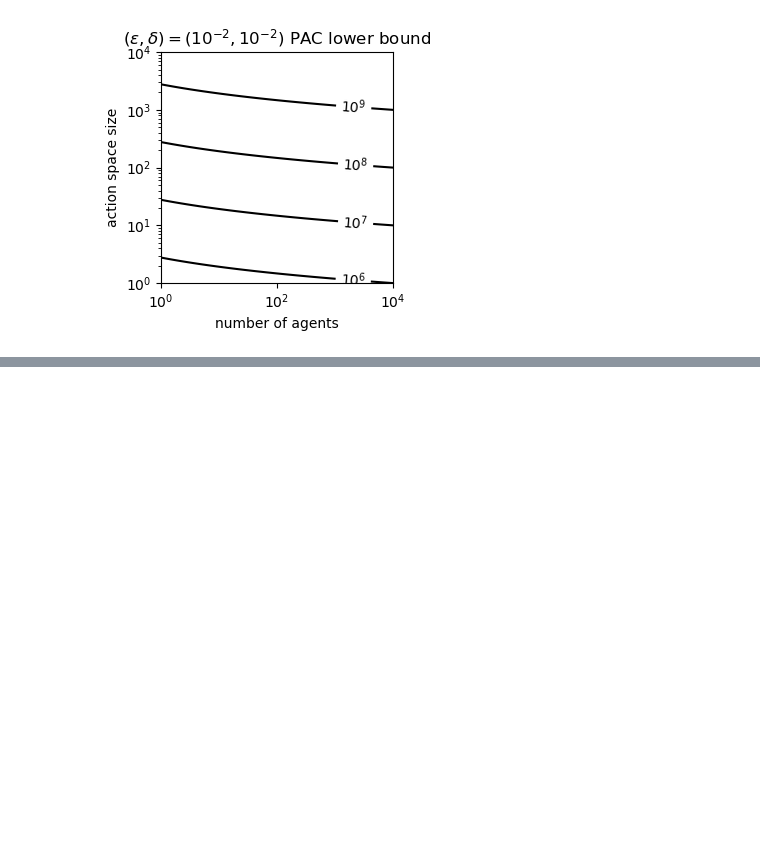
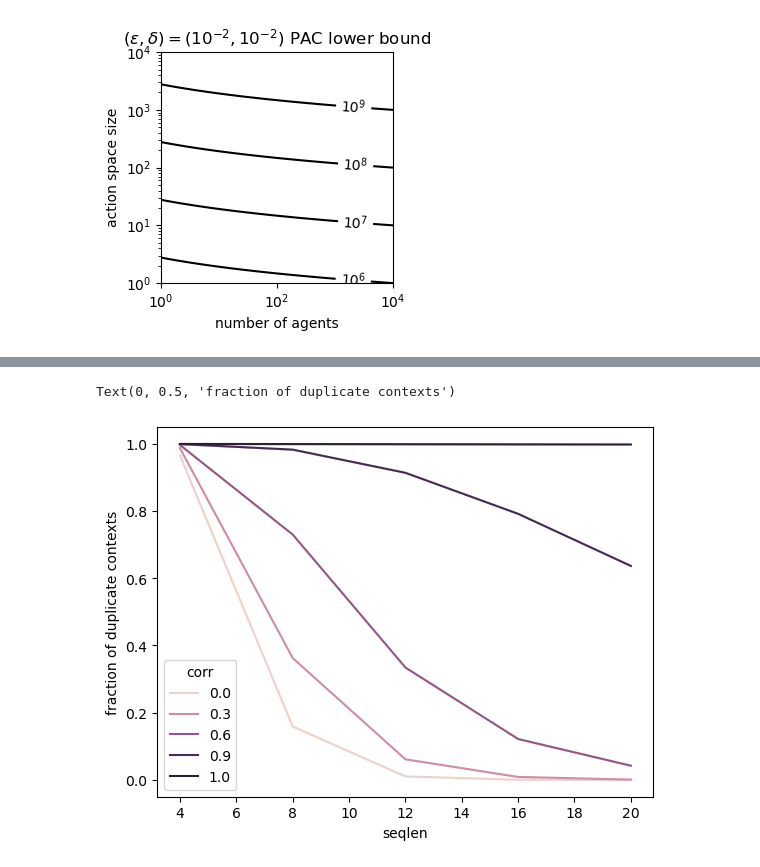
Before and after one commit to amimem/ToMM, a Jupyter notebook: notebooks/model_parameter_scaling-mlpmatch.ipynb, the cells around one changed output, grey strips where cells are left out. Drawn from its saved outputs; the diff is of its cells as text; code cells hidden in the pictures; blank space fills up the shorter version.

Commit message:
moved parameter setting into a function; added distinguishability experiment block in main

```diff
--- a/notebooks/model_parameter_scaling-mlpmatch.ipynb
+++ b/notebooks/model_parameter_scaling-mlpmatch.ipynb
@@ -198,3 +198,7 @@ ax.set_title(r'$(\epsilon,\delta)=(10^{-2},10^{-2})$ PAC lower bound')
 # %% [output]
 Text(0.5, 1.0, '$(\\epsilon,\\delta)=(10^{-2},10^{-2})$ PAC lower bound')
 [figure]
+# %%
+file_name = 'distinguishability_df.csv'
+df=pd.read_csv(file_name)
+df
@@ -200,0 +219,8 @@ Text(0.5, 1.0, '$(\\epsilon,\\delta)=(10^{-2},10^{-2})$ PAC lower bound')
+# %%
+fig,ax=pl.subplots()
+sns.lineplot(ax=ax,data=df,x='seqlen',y='count',hue='corr')
+ax.set_ylabel('samples with duplicate contexts\n(fraction of dataset size)')
+ax.set_xlim(0,df.seqlen.max())
+# %% [output]
+Text(0, 0.5, 'fraction of duplicate contexts')
+[figure, added]
```
Also changed, not shown: parts of 1 cell of this notebook, 2 other files.
